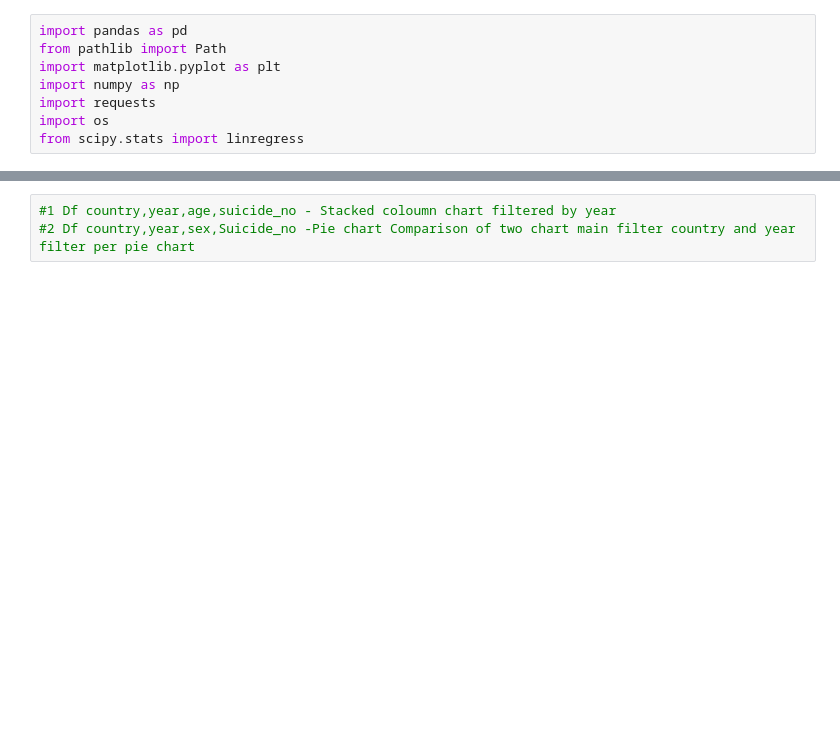
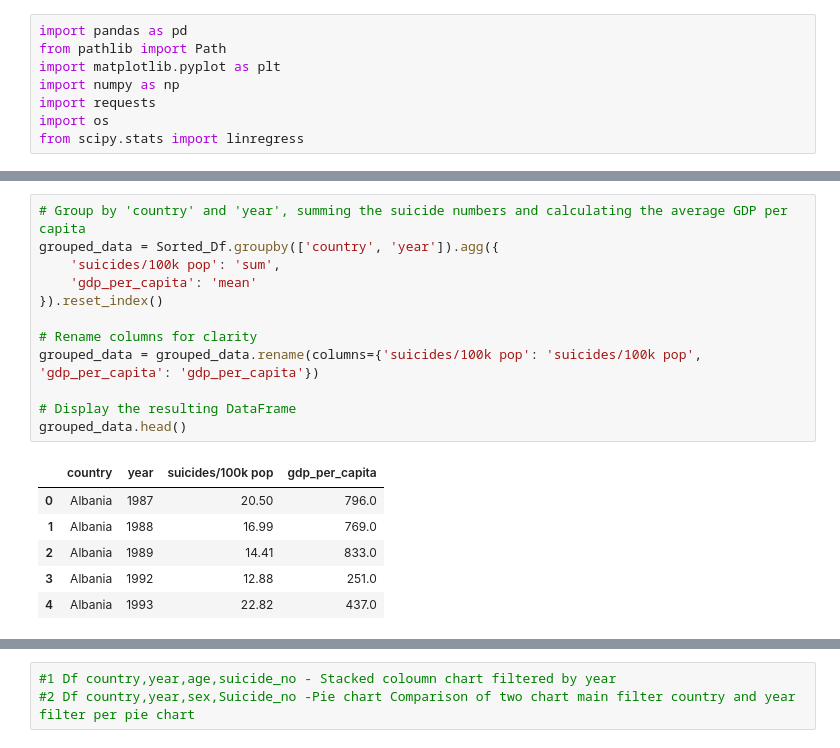
Before and after one commit to DayanaIm/Project-3, a Jupyter notebook: Suicide data detailed analysis.ipynb, the cells around one changed output, grey strips where cells are left out. Saved outputs shown, nothing was run; the diff lists cells and outputs as text; blank space fills up the shorter version.

```diff
--- a/Suicide data detailed analysis.ipynb
+++ b/Suicide data detailed analysis.ipynb
@@ -46,0 +50,19 @@ Sorted_Df.head()
+# %%
+# Group by 'country' and 'year', summing the suicide numbers and calculating the average GDP per capita
+grouped_data = Sorted_Df.groupby(['country', 'year']).agg({
+    'suicides/100k pop': 'sum',
+    'gdp_per_capita': 'mean'
+}).reset_index()
+
+# Rename columns for clarity
+grouped_data = grouped_data.rename(columns={'suicides/100k pop': 'suicides/100k pop', 'gdp_per_capita': 'gdp_per_capita'})
+
+# Display the resulting DataFrame
+grouped_data.head()
+# %% [output]
+|  | country | year | suicides/100k pop | gdp_per_capita |
+| 0 | Albania | 1987 | 20.50 | 796.0 |
+| 1 | Albania | 1988 | 16.99 | 769.0 |
+| 2 | Albania | 1989 | 14.41 | 833.0 |
+| 3 | Albania | 1992 | 12.88 | 251.0 |
+| 4 | Albania | 1993 | 22.82 | 437.0 |
```
Also changed, not shown: parts of 16 cells of this notebook, 3 other files.
